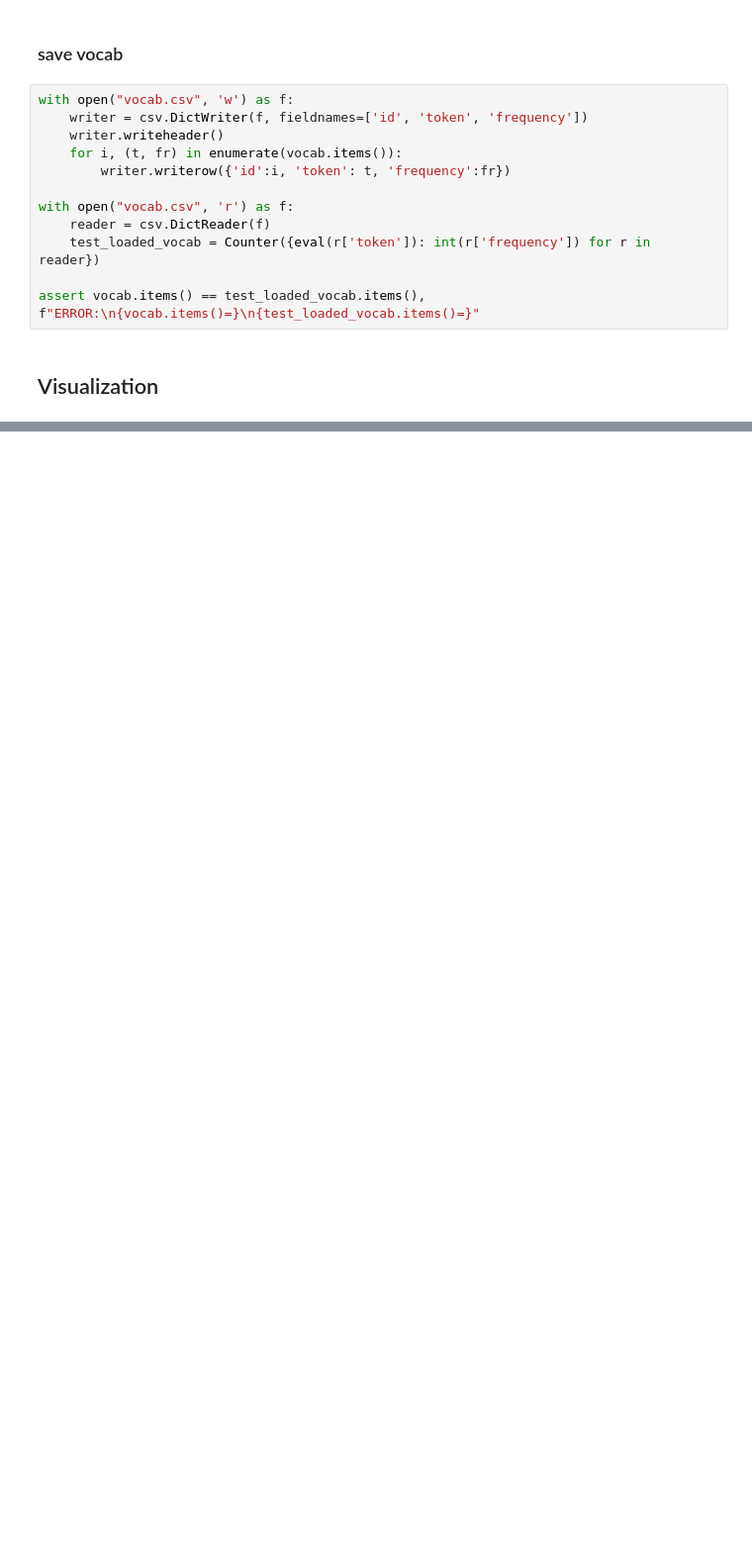
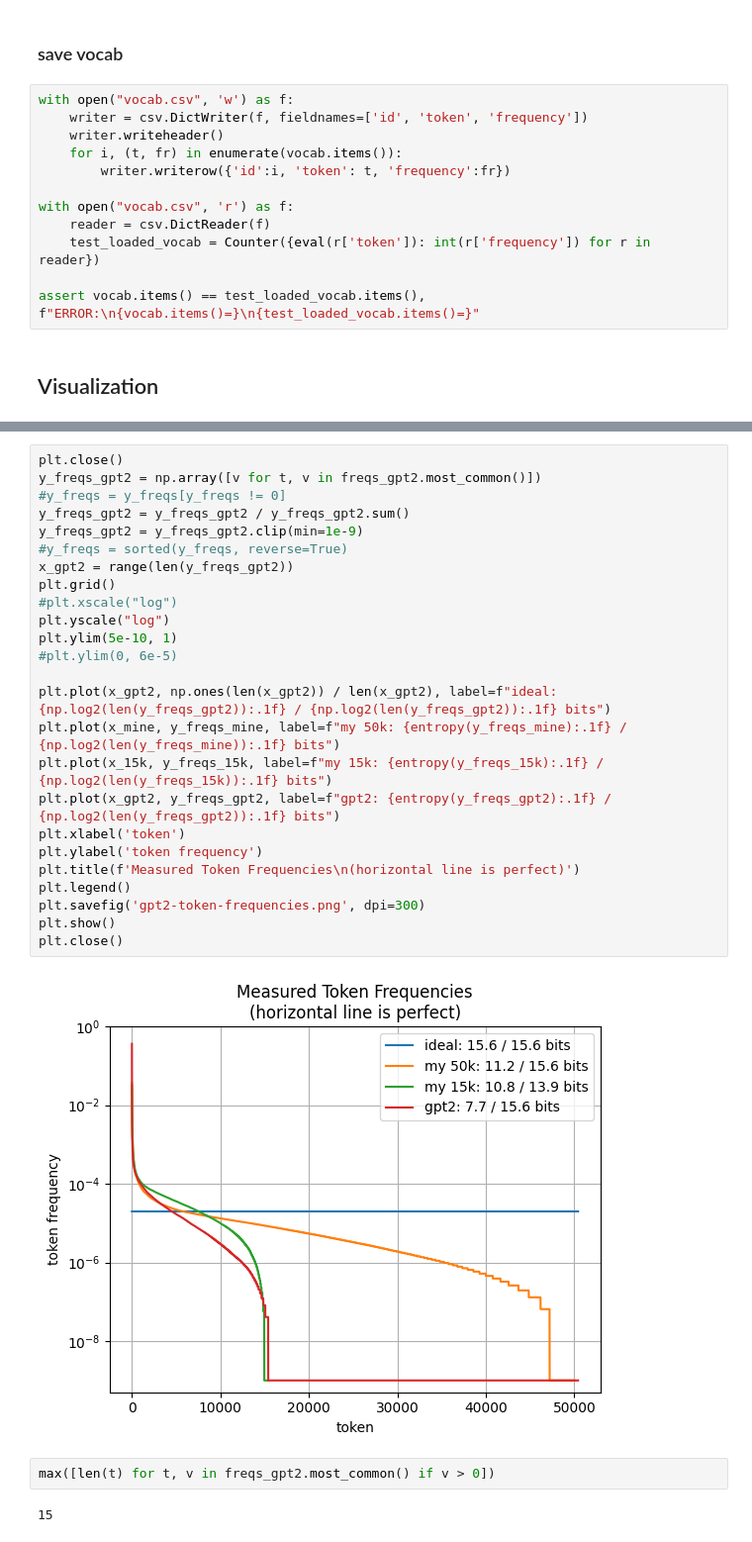
Before and after one commit to aletheap/tokenizer, a Jupyter notebook: test.ipynb, the cells around one changed output, grey strips where cells are left out. Shown at 99% size. Saved outputs shown, nothing was run; the diff lists cells and outputs as text; blank space fills up the shorter version.

```diff
--- a/test.ipynb
+++ b/test.ipynb
@@ -309,0 +413,31 @@ assert vocab.items() == test_loaded_vocab.items(), f"ERROR:\n{vocab.items()=}\n{
+# %%
+plt.close()
+y_freqs_gpt2 = np.array([v for t, v in freqs_gpt2.most_common()])
+#y_freqs = y_freqs[y_freqs != 0]
+y_freqs_gpt2 = y_freqs_gpt2 / y_freqs_gpt2.sum()
+y_freqs_gpt2 = y_freqs_gpt2.clip(min=1e-9)
+#y_freqs = sorted(y_freqs, reverse=True)
+x_gpt2 = range(len(y_freqs_gpt2))
+plt.grid()
+#plt.xscale("log")
+plt.yscale("log")
+plt.ylim(5e-10, 1)
+#plt.ylim(0, 6e-5)
+
+plt.plot(x_gpt2, np.ones(len(x_gpt2)) / len(x_gpt2), label=f"ideal: {np.log2(len(y_freqs_gpt2)):.1f} / {np.log2(len(y_freqs_gpt2)):.1f} bits")
+plt.plot(x_mine, y_freqs_mine, label=f"my 50k: {entropy(y_freqs_mine):.1f} / {np.log2(len(y_freqs_mine)):.1f} bits")
+plt.plot(x_15k, y_freqs_15k, label=f"my 15k: {entropy(y_freqs_15k):.1f} / {np.log2(len(y_freqs_15k)):.1f} bits")
+plt.plot(x_gpt2, y_freqs_gpt2, label=f"gpt2: {entropy(y_freqs_gpt2):.1f} / {np.log2(len(y_freqs_gpt2)):.1f} bits")
+plt.xlabel('token')
+plt.ylabel('token frequency')
+plt.title(f'Measured Token Frequencies\n(horizontal line is perfect)')
+plt.legend()
+plt.savefig('gpt2-token-frequencies.png', dpi=300)
+plt.show()
+plt.close()
+# %% [output]
+[figure, added]
+# %%
+max([len(t) for t, v in freqs_gpt2.most_common() if v > 0])
+# %% [output]
+15
```
Also changed, not shown: parts of 24 cells of this notebook, 4 other files.
